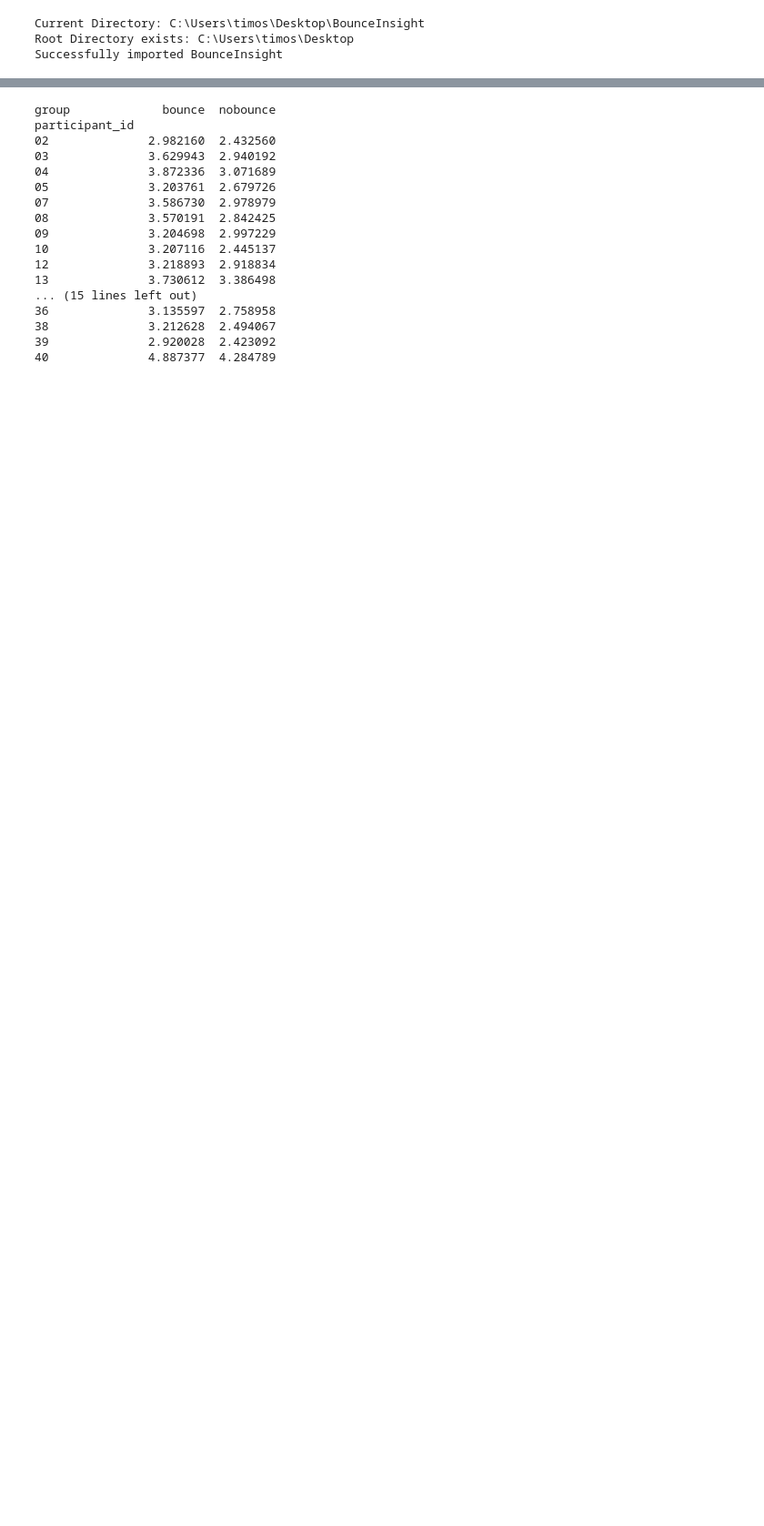
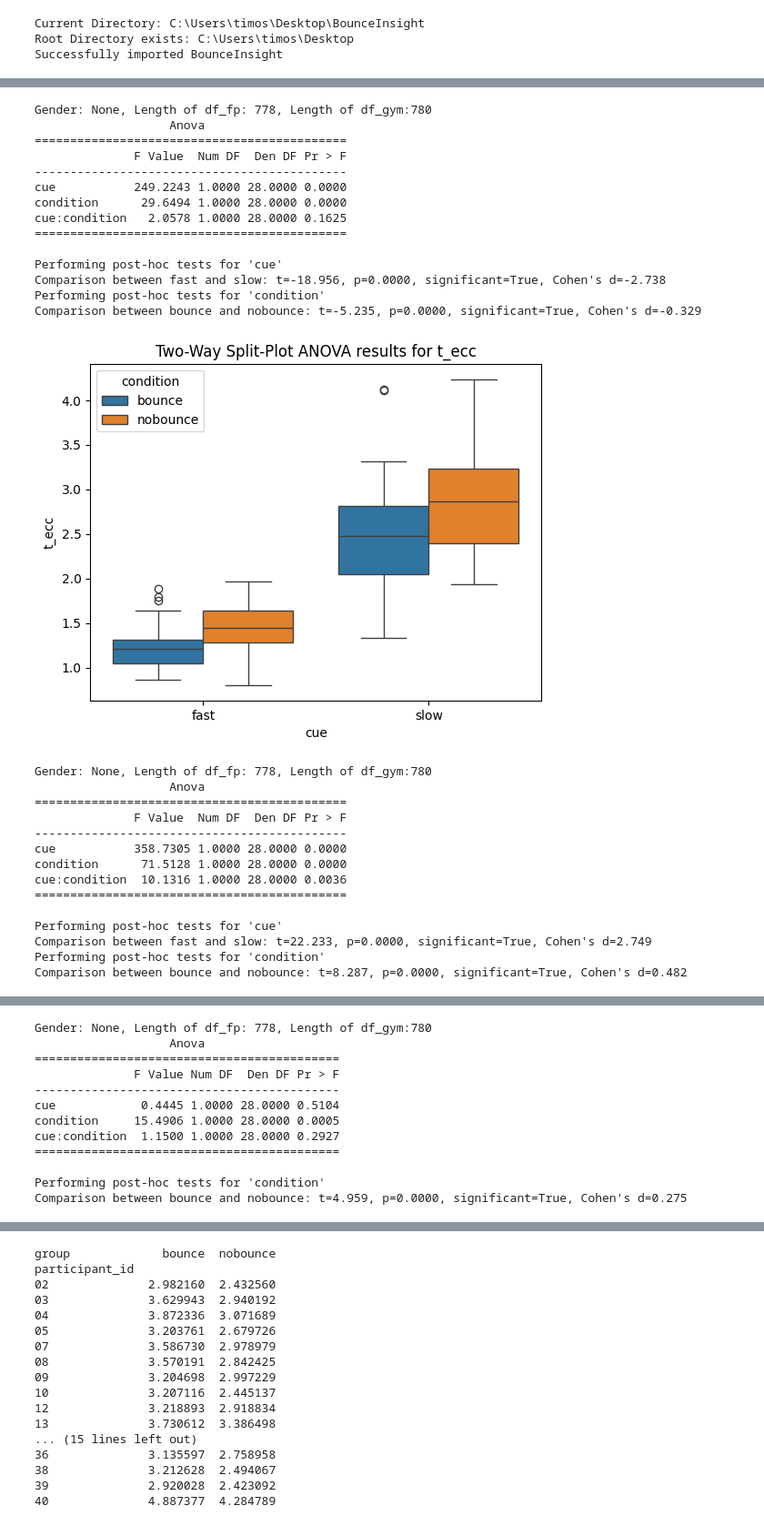
Before and after one commit to loieboi/BounceInsight, a Jupyter notebook: stat.ipynb, the cells around one changed output, grey strips where cells are left out. Shown at 91% size. Saved outputs shown, nothing was run; the diff lists cells and outputs as text; code cells hidden in the pictures; blank space fills up the shorter version.

```diff
--- a/stat.ipynb
+++ b/stat.ipynb
@@ -77,6 +77,10 @@ insight.run_statistics(analysis_type='ttest', metric='P_peak_ecc', comparison_ty
 print("=============================")
 insight.run_statistics(analysis_type='ttest', metric='P_peak_ecc', comparison_type='b_nb_80', df_type='gym')
 print("=============================")
+insight.run_statistics(analysis_type='ttest', metric='V_peak_ecc', comparison_type='b_nb_70', df_type='gym')
+print("=============================")
+insight.run_statistics(analysis_type='ttest', metric='V_peak_ecc', comparison_type='b_nb_80', df_type='gym')
+print("=============================")
 insight.run_statistics(analysis_type='ttest', metric='P_mean_con', comparison_type='b_nb_70', df_type='gym')
 print("=============================")
 insight.run_statistics(analysis_type='ttest', metric='P_mean_con', comparison_type='b_nb_80', df_type='gym')
@@ -101,6 +105,13 @@ insight.run_statistics(analysis_type='ttest', metric='lD_m', comparison_type='b_
 print("=============================")
 insight.run_statistics(analysis_type='ttest', metric='lD_m', comparison_type='b_nb_80', df_type='gym')
 print("=============================")
+insight.run_statistics(analysis_type='ttest', metric='F_turning_rel', comparison_type='b_nb_70', df_type='fp')
+print("=============================")
+insight.run_statistics(analysis_type='ttest', metric='F_turning_rel', comparison_type='b_nb_80', df_type='fp')
+print("=============================")
+insight.run_statistics(analysis_type='ttest', metric='F_con_rel', comparison_type='b_nb_70', df_type='fp')
+print("=============================")
+insight.run_statistics(analysis_type='ttest', metric='F_con_rel', comparison_type='b_nb_80', df_type='fp')
 # %% [output]
 Gender: None, Length of df_fp: 778, Length of df_gym:780
 group    bounce70b   bounce70nb
@@ -122,4 +132,0 @@ T-statistic: 3.5645, p-value: 0.0011, Cohen's d: 0.6025
-# %%
-insight.run_statistics(analysis_type='ttest', metric='F_con', comparison_type='b_nb_70', df_type='fp')
-print("=============================")
-insight.run_statistics(analysis_type='ttest', metric='F_con', comparison_type='b_nb_80', df_type='fp')
@@ -144,4 +132,0 @@ T-statistic: -2.8600, p-value: 0.0071, Cohen's d: -0.4834
-# %%
-insight.run_statistics(analysis_type='ttest', metric='t_ecc', comparison_type='b_nb_70', df_type='fp')
-print("=============================")
-insight.run_statistics(analysis_type='ttest', metric='t_ecc', comparison_type='b_nb_80', df_type='fp')
@@ -166,2 +132,0 @@ Assumptions not met for paired t-test.
-# %%
-insight.run_statistics(analysis_type='anova', metric='t_total', df_type='gym')
@@ -182,0 +321,35 @@ Comparison between bounce and nobounce: t=-8.013, p=0.0000, significant=True, Co
+# %%
+insight.run_statistics(analysis_type='anova', metric='t_ecc', df_type='fp')
+insight.run_statistics(analysis_type='anova', metric='V_mean_ecc', df_type='gym')
+insight.run_statistics(analysis_type='anova', metric='lD_m', df_type='gym')
+insight.run_statistics(analysis_type='anova', metric='tpV', df_type='gym')
+# %% [output]
+Gender: None, Length of df_fp: 778, Length of df_gym:780
+                   Anova
+============================================
+              F Value  Num DF  Den DF Pr > F
+--------------------------------------------
+cue           249.2243 1.0000 28.0000 0.0000
+condition      29.6494 1.0000 28.0000 0.0000
+cue:condition   2.0578 1.0000 28.0000 0.1625
+============================================
+
+Performing post-hoc tests for 'cue'
+Comparison between fast and slow: t=-18.956, p=0.0000, significant=True, Cohen's d=-2.738
+Performing post-hoc tests for 'condition'
+Comparison between bounce and nobounce: t=-5.235, p=0.0000, significant=True, Cohen's d=-0.329
+[figure, added]
+Gender: None, Length of df_fp: 778, Length of df_gym:780
+                   Anova
+============================================
+              F Value  Num DF  Den DF Pr > F
+--------------------------------------------
+cue           358.7305 1.0000 28.0000 0.0000
+condition      71.5128 1.0000 28.0000 0.0000
+cue:condition  10.1316 1.0000 28.0000 0.0036
+============================================
+
+Performing post-hoc tests for 'cue'
+Comparison between fast and slow: t=22.233, p=0.0000, significant=True, Cohen's d=2.749
+Performing post-hoc tests for 'condition'
+Comparison between bounce and nobounce: t=8.287, p=0.0000, significant=True, Cohen's d=0.482
@@ -182,0 +357,12 @@ Comparison between bounce and nobounce: t=-8.013, p=0.0000, significant=True, Co
+Gender: None, Length of df_fp: 778, Length of df_gym:780
+                   Anova
+===========================================
+              F Value Num DF  Den DF Pr > F
+-------------------------------------------
+cue            0.4445 1.0000 28.0000 0.5104
+condition     15.4906 1.0000 28.0000 0.0005
+cue:condition  1.1500 1.0000 28.0000 0.2927
+===========================================
+
+Performing post-hoc tests for 'condition'
+Comparison between bounce and nobounce: t=4.959, p=0.0000, significant=True, Cohen's d=0.275
```
Also changed, not shown: parts of 12 cells of this notebook, 1 other file.
